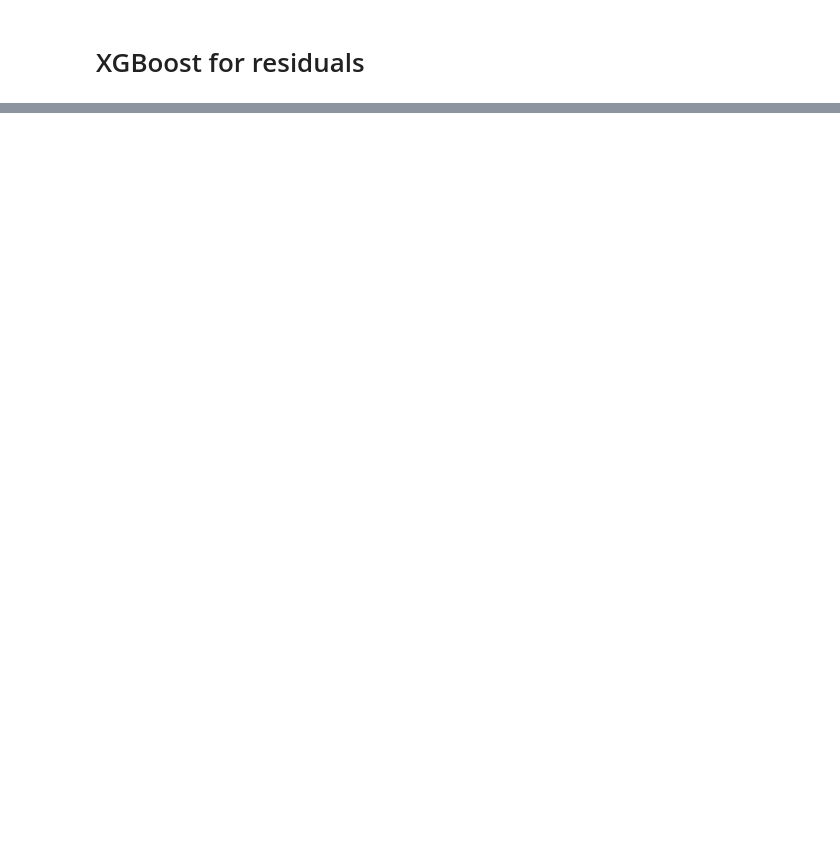
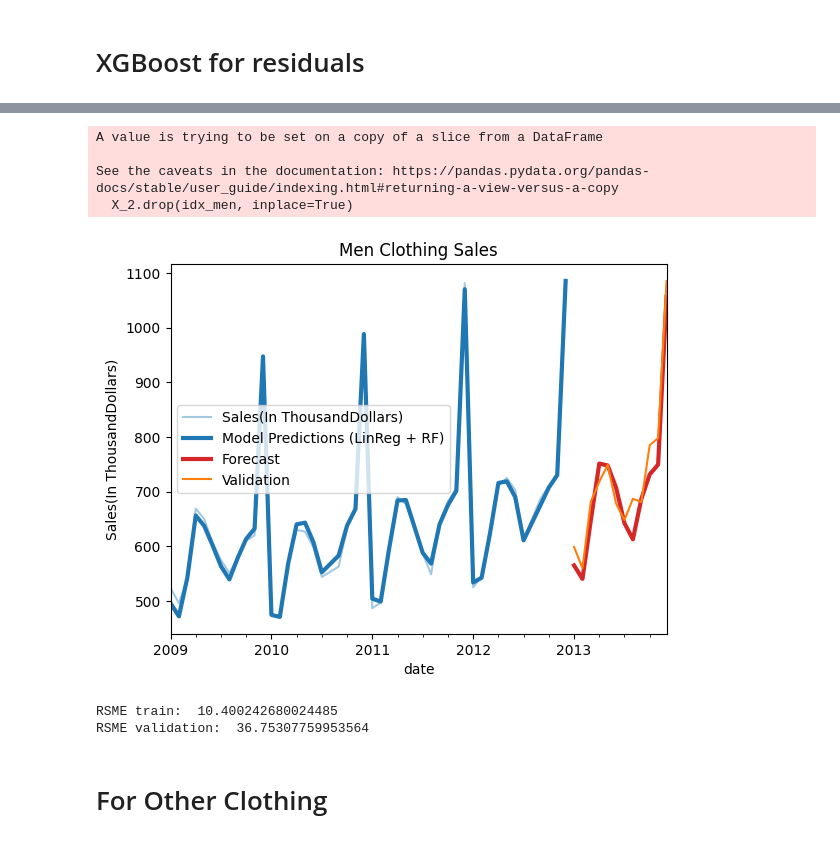
Before and after one commit to Yaadee/Walmart_sales_PredictionKaggle, a Jupyter notebook: notebook/Sales_predictions.ipynb, the cells around one changed output, grey strips where cells are left out. Drawn from its saved outputs; the diff is of its cells as text; code cells hidden in the pictures; blank space fills up the shorter version.

```diff
--- a/notebook/Sales_predictions.ipynb
+++ b/notebook/Sales_predictions.ipynb
@@ -1015,0 +540,16 @@ train_data
+# %%
+fourier = CalendarFourier(freq='A', order=4)
+
+dp = DeterministicProcess(
+    index=men_clothing_train.index,  # dates from the training data
+    constant=True,       # dummy feature for the bias (y_intercept)
+    order=1,             # the time dummy (trend)
+    drop=True,           # drop terms if necessary to avoid collinearity
+    seasonal=True,
+    #additional_terms=[fourier]
+)
+# `in_sample` creates features for the dates given in the `index` argument
+X_1 = dp.in_sample()
+# out_sample features used for forecasting
+X_1_fore = dp.out_of_sample(steps=12)
+X_1.drop(idx_men, inplace=True)
@@ -1015,0 +569,44 @@ train_data
+# %%
+men_clothing_features_selected = combined[['Temp avg (°C)', 'Dew Point avg (°C)', 'Events']]
+men_clothing_features_train = men_clothing_features_selected.loc['2009-01':'2012-12']
+men_clothing_features_test = men_clothing_features_selected.loc['2013-01':'2013-12']
+X_2 = men_clothing_features_train
+X_2_fore = men_clothing_features_test
+X_2.drop(idx_men, inplace=True)
+# %% [output]
+A value is trying to be set on a copy of a slice from a DataFrame
+
+See the caveats in the documentation: https://pandas.pydata.org/pandas-docs/stable/user_guide/indexing.html#returning-a-view-versus-a-copy
+  X_2.drop(idx_men, inplace=True)
+# %%
+model = Hybrid(
+    model_1=LinearRegression(),
+    model_2=RandomForestRegressor(),
+)
+# %%
+y =  men_clothing_train['Sales(In ThousandDollars)'].drop(idx_men)
+model.fit(X_1, X_2, y)
+y_pred = model.predict(X_1, X_2)
+y_fore = model.predict(X_1_fore, X_2_fore)
+# %%
+import matplotlib.pyplot as plt
+ax = y.plot(alpha=0.4, title="Men Clothing Sales", ylabel='Sales(In ThousandDollars)')
+y_pred[0].plot(ax=ax, linewidth=3, label="Model Predictions (LinReg + RF)", color='C0')
+y_fore[0].plot(ax=ax, linewidth=3, label="Forecast", color='C3')
+men_clothing_val.plot(ax=ax, y='Sales(In ThousandDollars)', label='Validation')
+
+# Adding legend
+ax.legend()
+
+# Show plot
+plt.show()
+# %% [output]
+[figure, added]
+# %%
+print('RSME train: ', np.sqrt(mean_squared_error(y, y_pred)))
+print('RSME validation: ', np.sqrt(mean_squared_error(y_fore, men_clothing_val['Sales(In ThousandDollars)'])))
+# %% [output]
+RSME train:  10.400242680024485
+RSME validation:  36.75307759953564
+# %% [markdown]
+#  For Other Clothing
```
Also changed, not shown: parts of 97 cells of this notebook, 4 other files.
